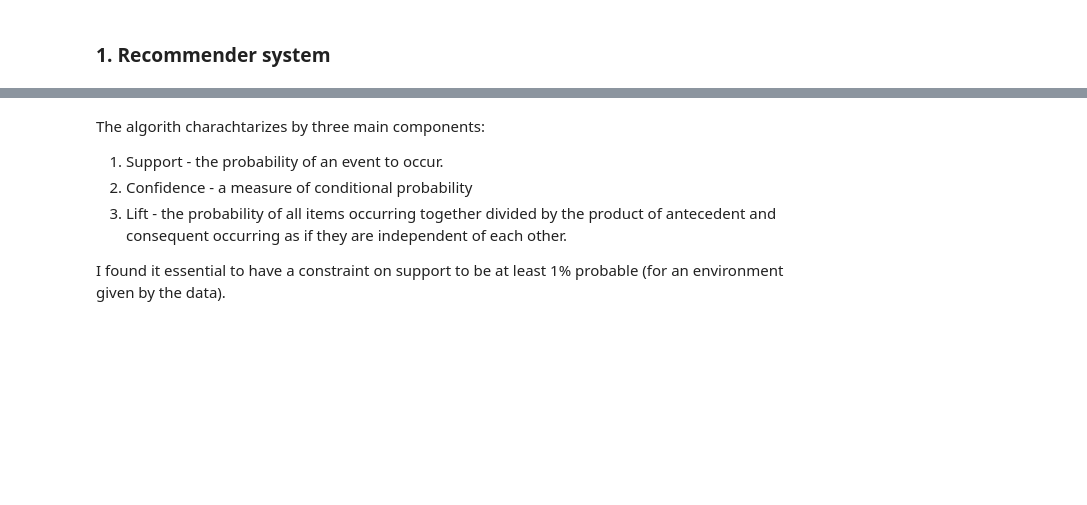
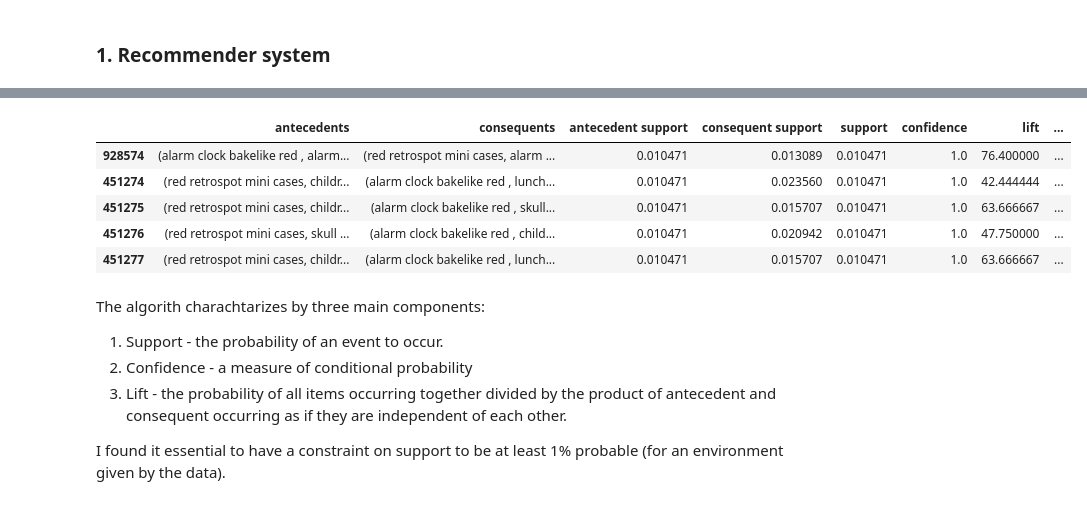
Before and after one commit to DanisAlukaev/Data-Mining, a Jupyter notebook: session01/4. Modeling.ipynb, the cells around one changed output, grey strips where cells are left out. Saved outputs shown, nothing was run; the diff lists cells and outputs as text; code cells hidden in the pictures; blank space fills up the shorter version.

```diff
--- a/session01/4. Modeling.ipynb
+++ b/session01/4. Modeling.ipynb
@@ -181,0 +224,3 @@ df_items = df_uk.groupby(['InvoiceNo', 'Description'])['Quantity'].sum().unstack
+# %%
+item_set_fra = run_apriori("France")
+item_set_fra.head()
@@ -182,3 +234,13 @@ df_items = df_uk.groupby(['InvoiceNo', 'Description'])['Quantity'].sum().unstack
+# %%
+rules = association_rules(item_set_fra, metric="support", min_threshold=0.01)
+rules.sort_values(by='antecedent support').head()
+# %% [output]
+|  | antecedents | consequents | antecedent support | consequent support | support | confidence | lift | ... |
+| 928574 | (alarm clock bakelike red , alarm... | (red retrospot mini cases, alarm ... | 0.010471 | 0.013089 | 0.010471 | 1.0 | 76.400000 | ... |
+| 451274 | (red retrospot mini cases, childr... | (alarm clock bakelike red , lunch... | 0.010471 | 0.023560 | 0.010471 | 1.0 | 42.444444 | ... |
+| 451275 | (red retrospot mini cases, childr... | (alarm clock bakelike red , skull... | 0.010471 | 0.015707 | 0.010471 | 1.0 | 63.666667 | ... |
+| 451276 | (red retrospot mini cases, skull ... | (alarm clock bakelike red , child... | 0.010471 | 0.020942 | 0.010471 | 1.0 | 47.750000 | ... |
+| 451277 | (red retrospot mini cases, childr... | (alarm clock bakelike red , lunch... | 0.010471 | 0.015707 | 0.010471 | 1.0 | 63.666667 | ... |
 # %% [markdown]
 The algorith charachtarizes by three main components:
 1. Support - the probability of an event to occur.
```
Also changed, not shown: parts of 16 cells of this notebook, 1 other file.
